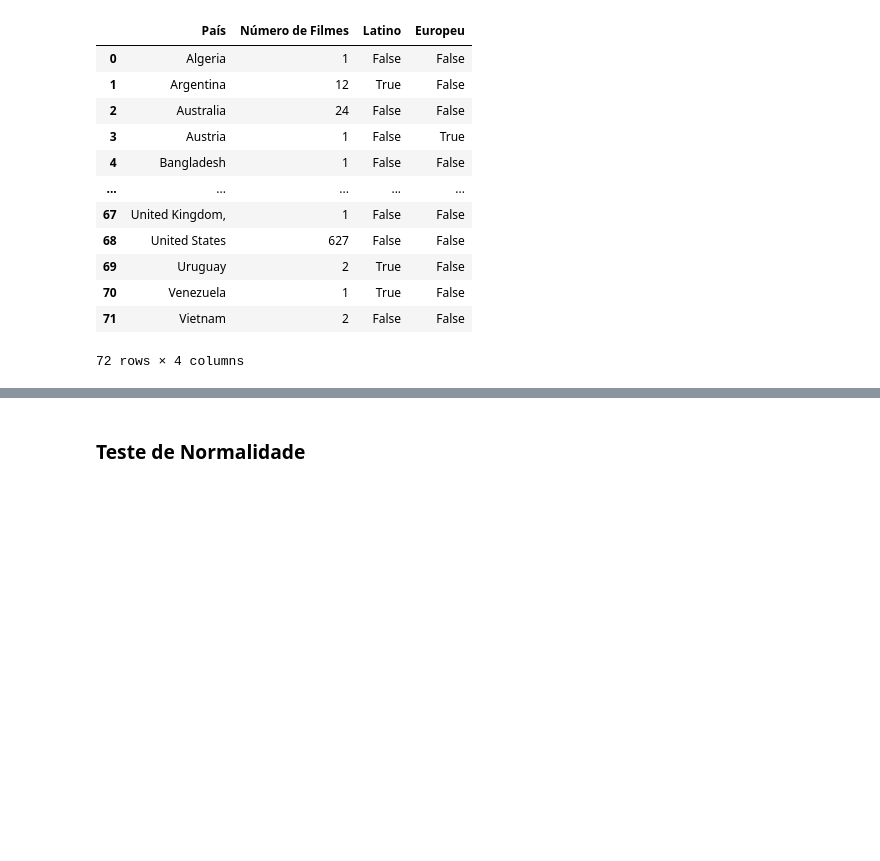
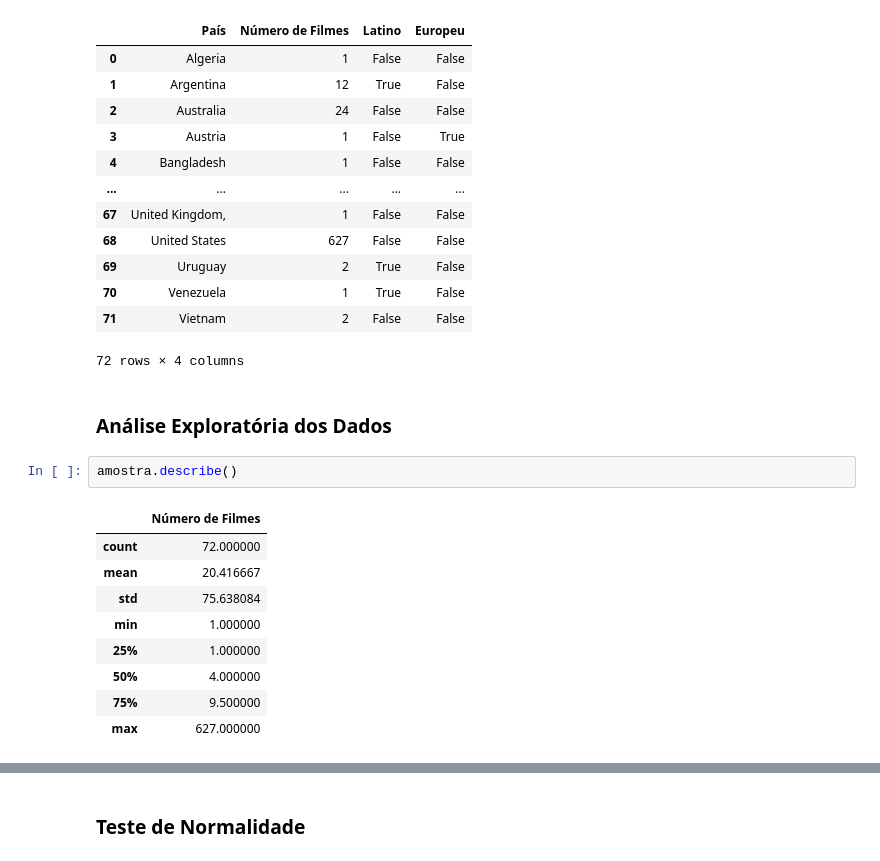
Before and after one commit to Cizika/netflix-analysis, a Jupyter notebook: Netflix.ipynb, the cells around one changed output, grey strips where cells are left out. Saved outputs shown, nothing was run; the diff lists cells and outputs as text; blank space fills up the shorter version.

```diff
--- a/Netflix.ipynb
+++ b/Netflix.ipynb
@@ -162,3 +176,17 @@ amostra
 | 70 | Venezuela | 1 | True | False |
 | 71 | Vietnam | 2 | False | False |
 72 rows × 4 columns
+# %% [markdown]
+### Análise Exploratória dos Dados
+# %%
+amostra.describe()
+# %% [output]
+|  | Número de Filmes |
+| count | 72.000000 |
+| mean | 20.416667 |
+| std | 75.638084 |
+| min | 1.000000 |
+| 25% | 1.000000 |
+| 50% | 4.000000 |
+| 75% | 9.500000 |
+| max | 627.000000 |
```
Also changed, not shown: parts of 17 cells of this notebook.
